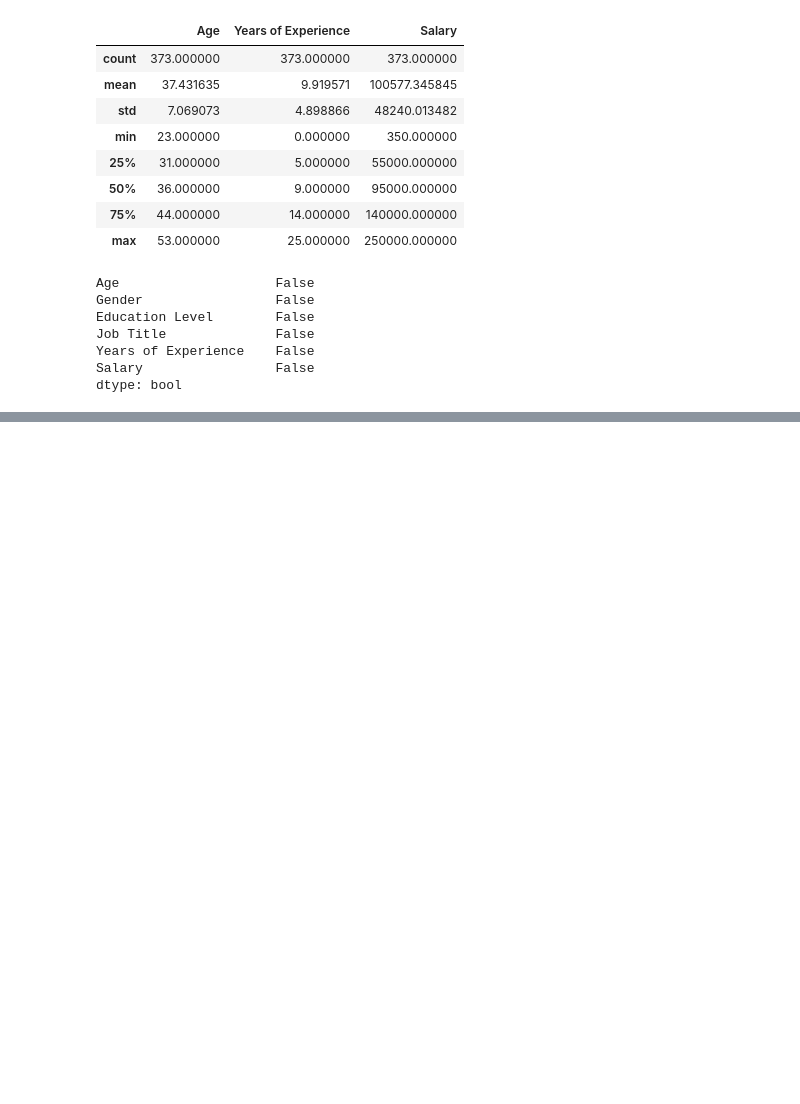
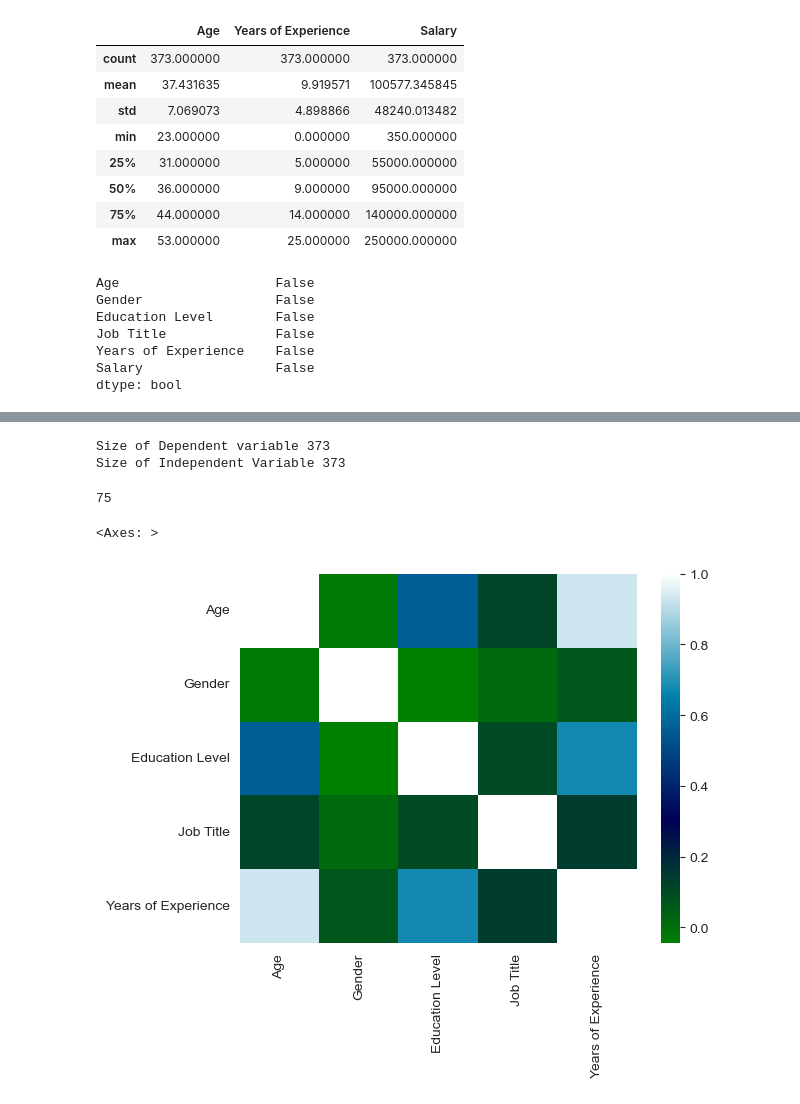
Before and after one commit to Obed-Makori/Salary-Prediction, a Jupyter notebook: salary.ipynb, the cells around one changed output, grey strips where cells are left out. Saved outputs shown, nothing was run; the diff lists cells and outputs as text; code cells hidden in the pictures; blank space fills up the shorter version.

```diff
--- a/salary.ipynb
+++ b/salary.ipynb
@@ -245,3 +245,7 @@ Job Title              False
 Years of Experience    False
 Salary                 False
 dtype: bool
+# %%
+#number of unique records per column
+for i in df.columns:
+    print(i,":",df[i].nunique())
@@ -247,0 +278,12 @@ dtype: bool
+# %%
+df2=df.drop('Salary',axis=1)
+#label encoder
+from sklearn.preprocessing import LabelEncoder
+#create a class
+le=LabelEncoder()
+
+for i in df2.columns:
+    df2[i]=le.fit_transform(df2[i])
+
+# viewing the transformed dataset
+df2.sample(10)
@@ -247,0 +317,20 @@ dtype: bool
+# %%
+print('Size of Dependent variable', y.shape[0], '\nSize of Independent Variable', X.shape[0])
+# %% [output]
+Size of Dependent variable 373
+Size of Independent Variable 373
+# %%
+# train test split
+from sklearn.model_selection import train_test_split
+#splitting
+X_train, X_test, y_train,y_test=train_test_split(X,y, test_size=0.2,random_state=42)
+X_test.shape[0]
+# %% [output]
+75
+# %%
+import seaborn as sns
+
+sns.heatmap(df2.corr(), cmap='ocean')
+# %% [output]
+<Axes: >
+[figure, added]
```
Also changed, not shown: parts of 20 cells of this notebook, 4 other files.
